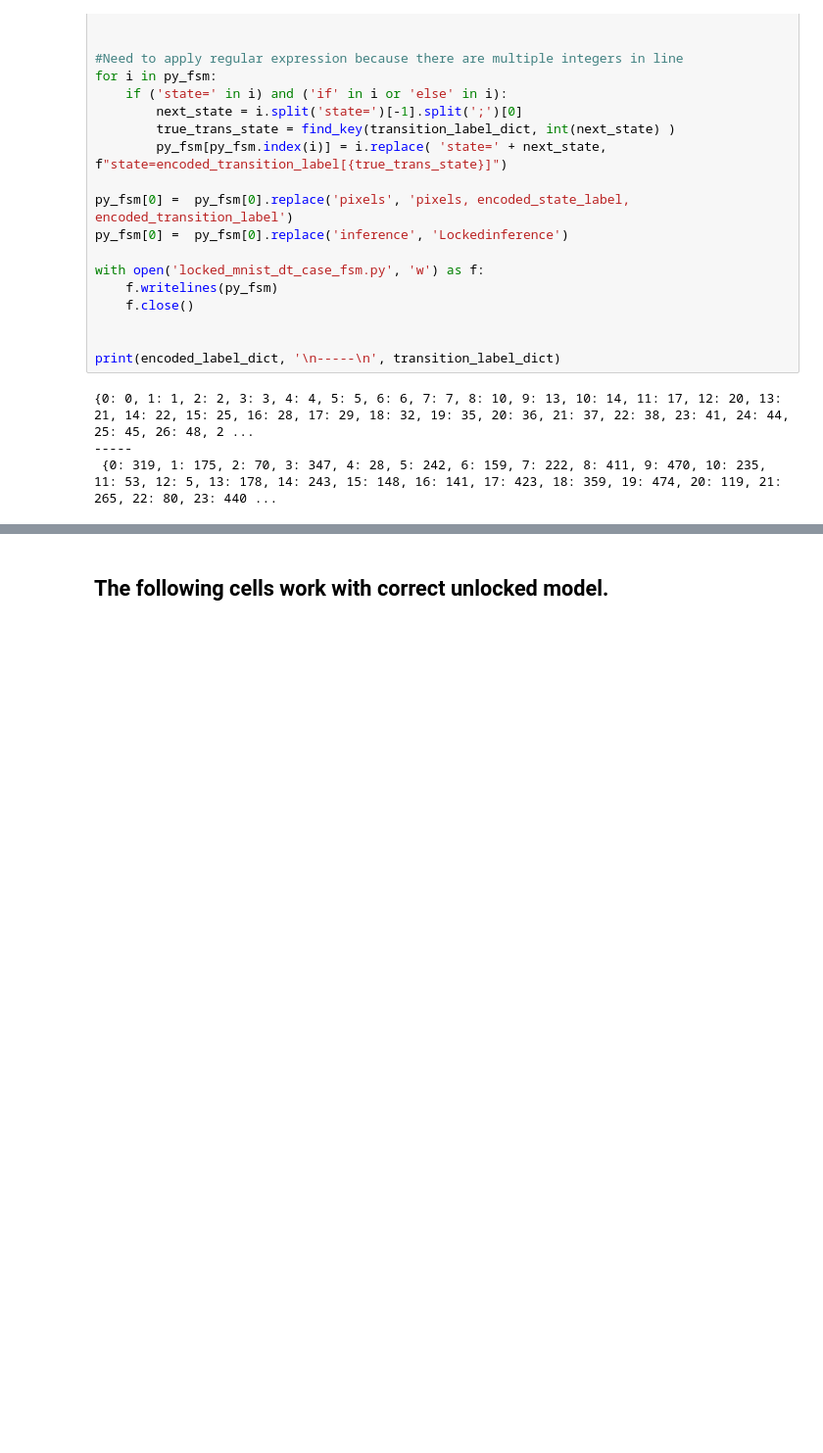
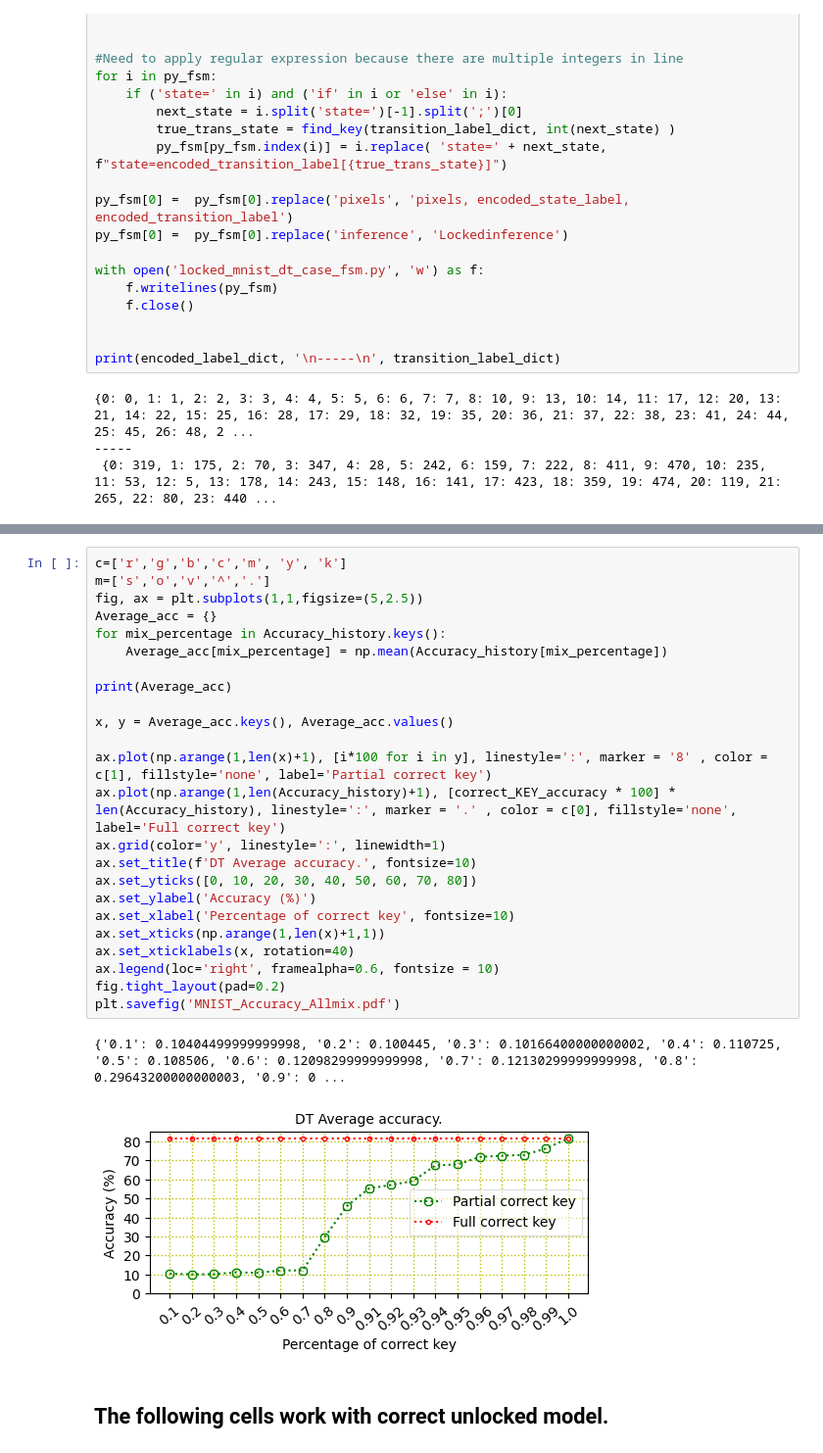
Before and after one commit to rkarn/State-Permutation-Decision-Tree, a Jupyter notebook: State Permutation Decision Tree.ipynb, the cells around one changed output, grey strips where cells are left out. Shown at 98% size. Drawn from its saved outputs; the diff is of its cells as text; blank space fills up the shorter version.

```diff
--- a/State Permutation Decision Tree.ipynb
+++ b/State Permutation Decision Tree.ipynb
@@ -626,3 +704,30 @@ Processed for the correct key = 10.0%.
+# %%
+c=['r','g','b','c','m', 'y', 'k']
+m=['s','o','v','^','.']
+fig, ax = plt.subplots(1,1,figsize=(5,2.5))
+Average_acc = {}
+for mix_percentage in Accuracy_history.keys():
+    Average_acc[mix_percentage] = np.mean(Accuracy_history[mix_percentage])
+
+print(Average_acc)
+
+x, y = Average_acc.keys(), Average_acc.values()
+
+ax.plot(np.arange(1,len(x)+1), [i*100 for i in y], linestyle=':', marker = '8' , color = c[1], fillstyle='none', label='Partial correct key')
+ax.plot(np.arange(1,len(Accuracy_history)+1), [correct_KEY_accuracy * 100] * len(Accuracy_history), linestyle=':', marker = '.' , color = c[0], fillstyle='none', label='Full correct key')
+ax.grid(color='y', linestyle=':', linewidth=1)
+ax.set_title(f'DT Average accuracy.', fontsize=10)
+ax.set_yticks([0, 10, 20, 30, 40, 50, 60, 70, 80])
+ax.set_ylabel('Accuracy (%)')
+ax.set_xlabel('Percentage of correct key', fontsize=10)
+ax.set_xticks(np.arange(1,len(x)+1,1))
+ax.set_xticklabels(x, rotation=40)
+ax.legend(loc='right', framealpha=0.6, fontsize = 10)
+fig.tight_layout(pad=0.2)
+plt.savefig('MNIST_Accuracy_Allmix.pdf')
+# %% [output]
+{'0.1': 0.10404499999999998, '0.2': 0.100445, '0.3': 0.10166400000000002, '0.4': 0.110725, '0.5': 0.108506, '0.6': 0.12098299999999998, '0.7': 0.12130299999999998, '0.8': 0.29643200000000003, '0.9': 0 ...
+[figure, added]
 # %% [markdown]
 ## The following cells work with correct unlocked model.
 # %% [markdown]
```
Also changed, not shown: parts of 51 cells of this notebook, 18 other files.
